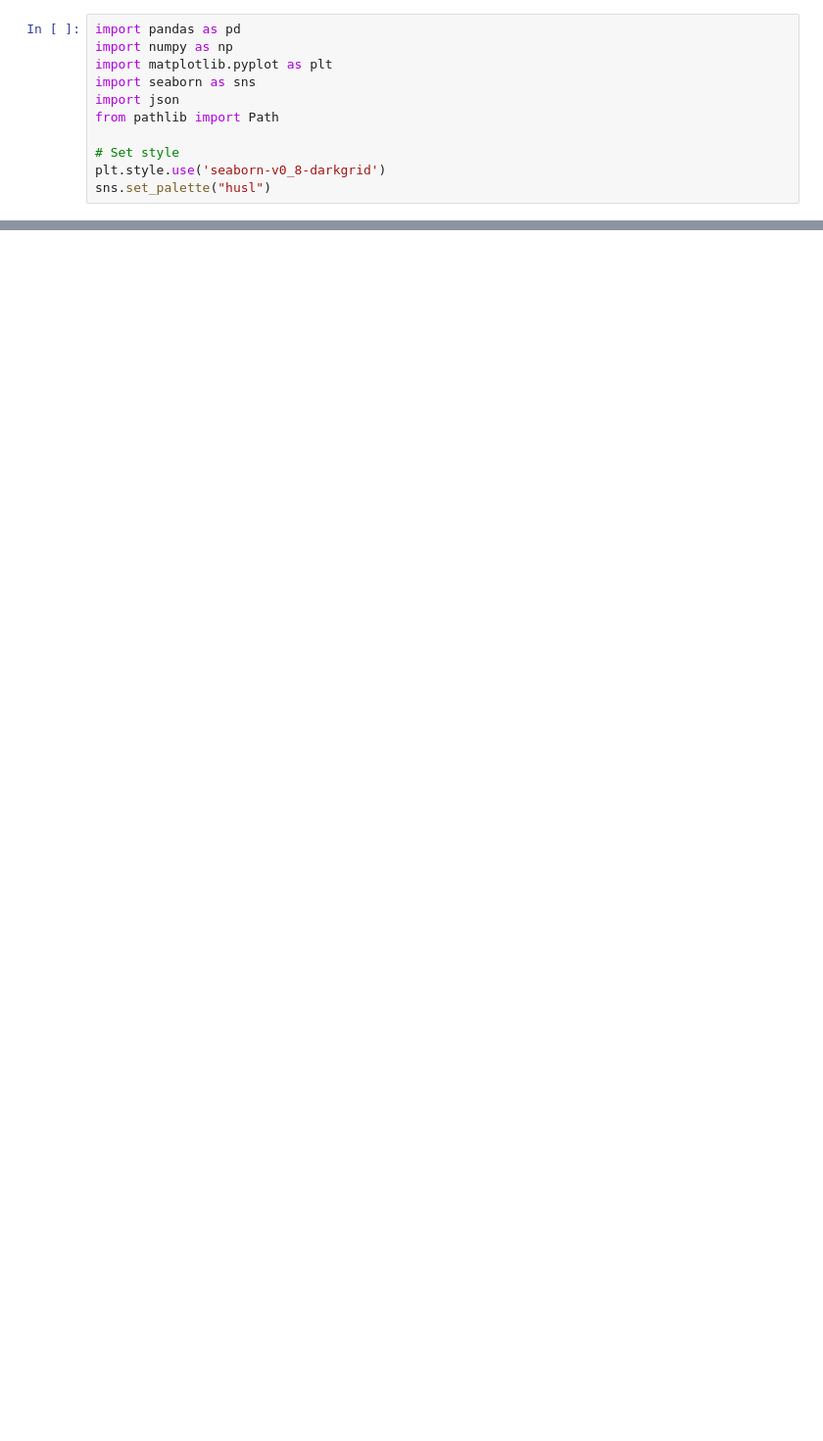
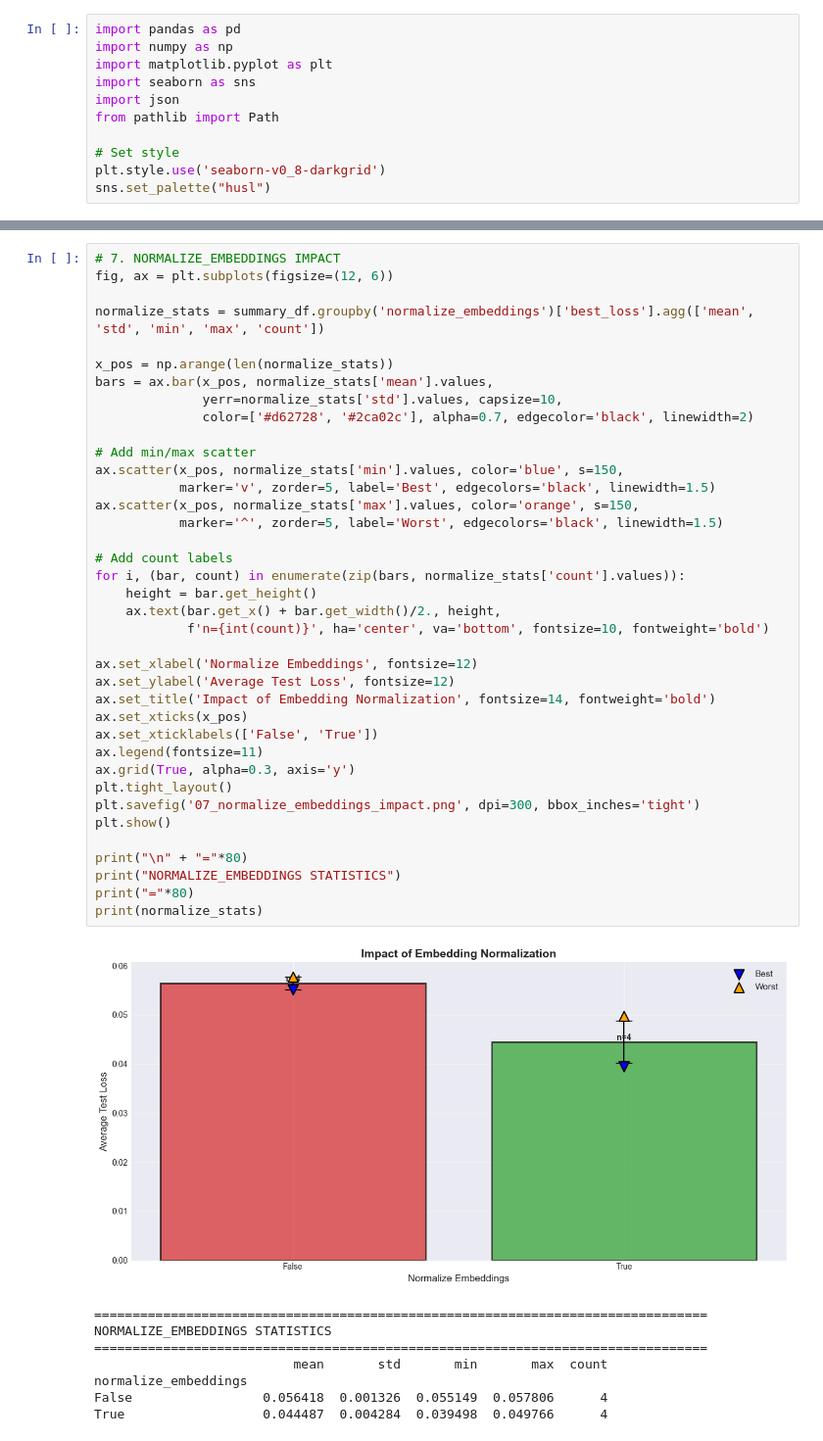
Before and after one commit to hvgupta/COMP4222_F25-26, a Jupyter notebook: report_graph.ipynb, the cells around one changed output, grey strips where cells are left out. Shown: that part at 98% size. Drawn from its saved outputs; the diff is of its cells as text; blank space fills up the shorter version.

```diff
--- a/report_graph.ipynb
+++ b/report_graph.ipynb
@@ -396,0 +439,47 @@ print("  - convergence_analysis.png")
+# %%
+# 7. NORMALIZE_EMBEDDINGS IMPACT
+fig, ax = plt.subplots(figsize=(12, 6))
+
+normalize_stats = summary_df.groupby('normalize_embeddings')['best_loss'].agg(['mean', 'std', 'min', 'max', 'count'])
+
+x_pos = np.arange(len(normalize_stats))
+bars = ax.bar(x_pos, normalize_stats['mean'].values,
+              yerr=normalize_stats['std'].values, capsize=10,
+              color=['#d62728', '#2ca02c'], alpha=0.7, edgecolor='black', linewidth=2)
+
+# Add min/max scatter
+ax.scatter(x_pos, normalize_stats['min'].values, color='blue', s=150,
+           marker='v', zorder=5, label='Best', edgecolors='black', linewidth=1.5)
+ax.scatter(x_pos, normalize_stats['max'].values, color='orange', s=150,
+           marker='^', zorder=5, label='Worst', edgecolors='black', linewidth=1.5)
+
+# Add count labels
+for i, (bar, count) in enumerate(zip(bars, normalize_stats['count'].values)):
+    height = bar.get_height()
+    ax.text(bar.get_x() + bar.get_width()/2., height,
+            f'n={int(count)}', ha='center', va='bottom', fontsize=10, fontweight='bold')
+
+ax.set_xlabel('Normalize Embeddings', fontsize=12)
+ax.set_ylabel('Average Test Loss', fontsize=12)
+ax.set_title('Impact of Embedding Normalization', fontsize=14, fontweight='bold')
+ax.set_xticks(x_pos)
+ax.set_xticklabels(['False', 'True'])
+ax.legend(fontsize=11)
+ax.grid(True, alpha=0.3, axis='y')
+plt.tight_layout()
+plt.savefig('07_normalize_embeddings_impact.png', dpi=300, bbox_inches='tight')
+plt.show()
+
+print("\n" + "="*80)
+print("NORMALIZE_EMBEDDINGS STATISTICS")
+print("="*80)
+print(normalize_stats)
+# %% [output]
+[figure, added]
+================================================================================
+NORMALIZE_EMBEDDINGS STATISTICS
+================================================================================
+                          mean       std       min       max  count
+normalize_embeddings
+False                 0.056418  0.001326  0.055149  0.057806      4
+True                  0.044487  0.004284  0.039498  0.049766      4
```
Also changed, not shown: parts of 16 cells of this notebook, 8 other files.
